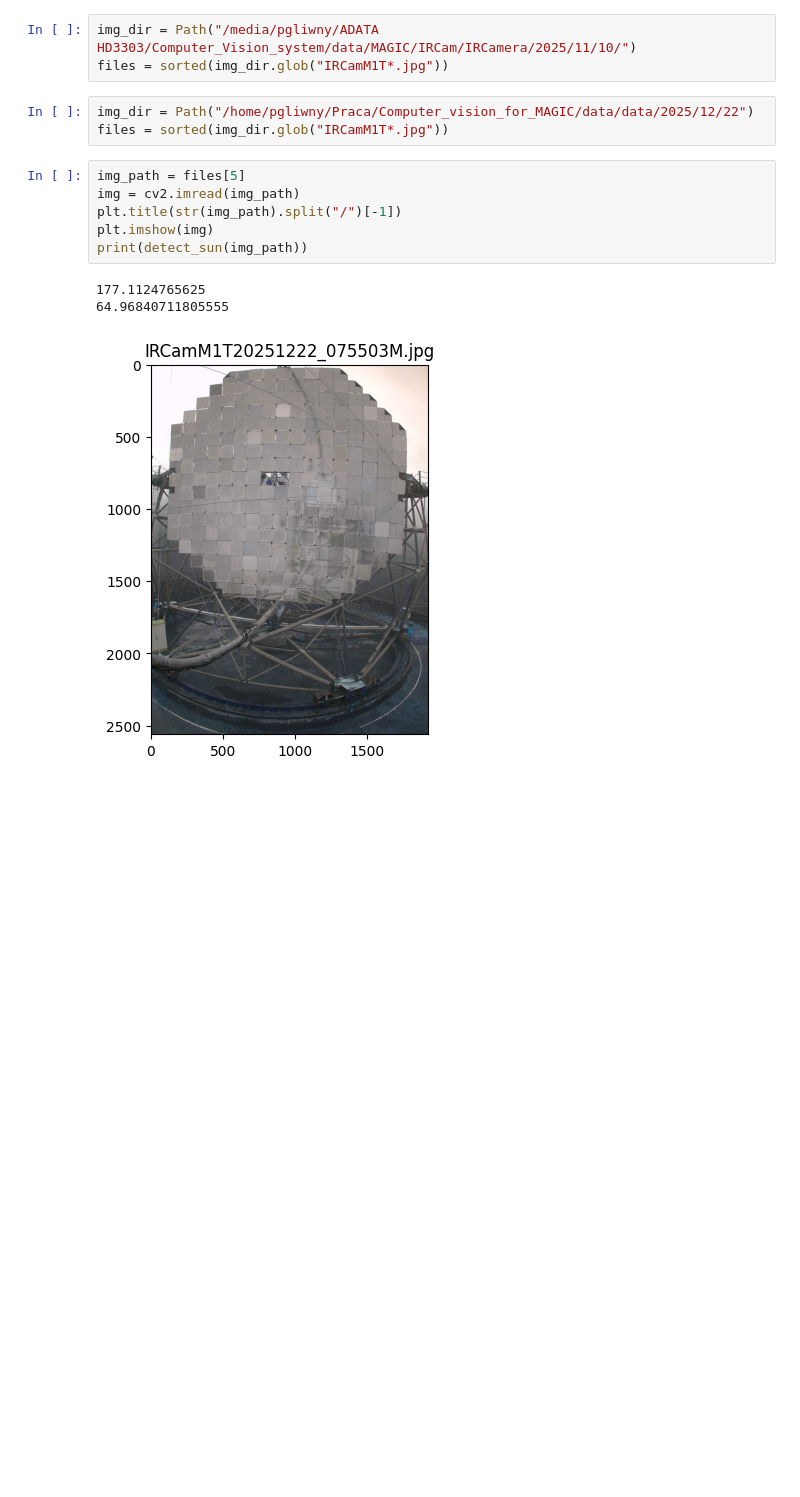
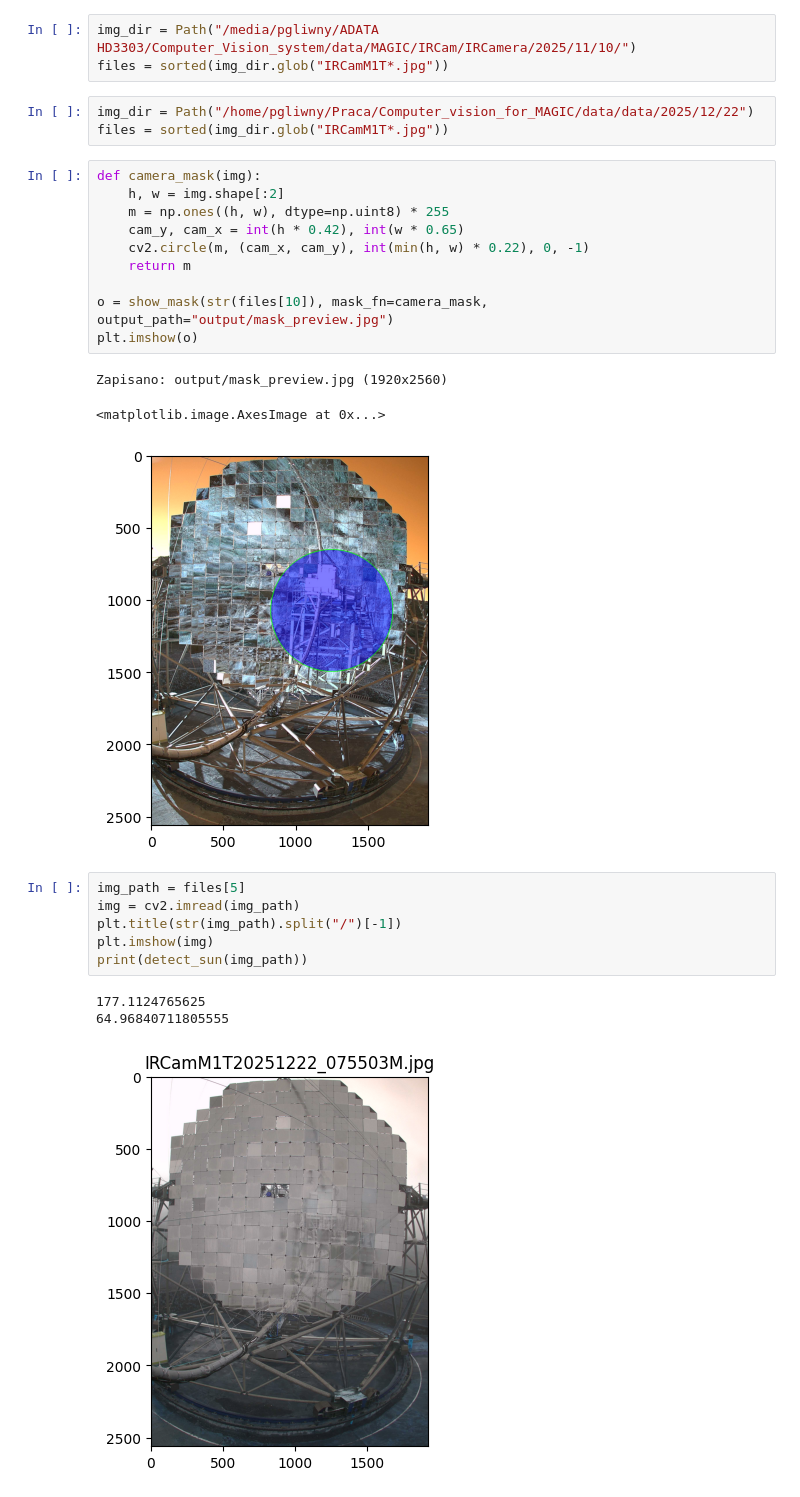
Before and after one commit to pawel21/Computer_vision_for_MAGIC, a Jupyter notebook: notebooks/quality_img.ipynb, the cells around one changed output. Saved outputs shown, nothing was run; the diff lists cells and outputs as text; blank space fills up the shorter version.

```diff
--- a/notebooks/quality_img.ipynb
+++ b/notebooks/quality_img.ipynb
@@ -257,6 +317,20 @@ files = sorted(img_dir.glob("IRCamM1T*.jpg"))
 # %%
 img_dir = Path("/home/pgliwny/Praca/Computer_vision_for_MAGIC/data/data/2025/12/22")
 files = sorted(img_dir.glob("IRCamM1T*.jpg"))
+# %%
+def camera_mask(img):
+    h, w = img.shape[:2]
+    m = np.ones((h, w), dtype=np.uint8) * 255
+    cam_y, cam_x = int(h * 0.42), int(w * 0.65)
+    cv2.circle(m, (cam_x, cam_y), int(min(h, w) * 0.22), 0, -1)
+    return m
+
+o = show_mask(str(files[10]), mask_fn=camera_mask, output_path="output/mask_preview.jpg")
+plt.imshow(o)
+# %% [output]
+Zapisano: output/mask_preview.jpg (1920x2560)
+<matplotlib.image.AxesImage at 0x...>
+[figure, added]
 # %%
 img_path = files[5]
 img = cv2.imread(img_path)
```
Also changed, not shown: parts of 2 cells of this notebook, 1 other file.
